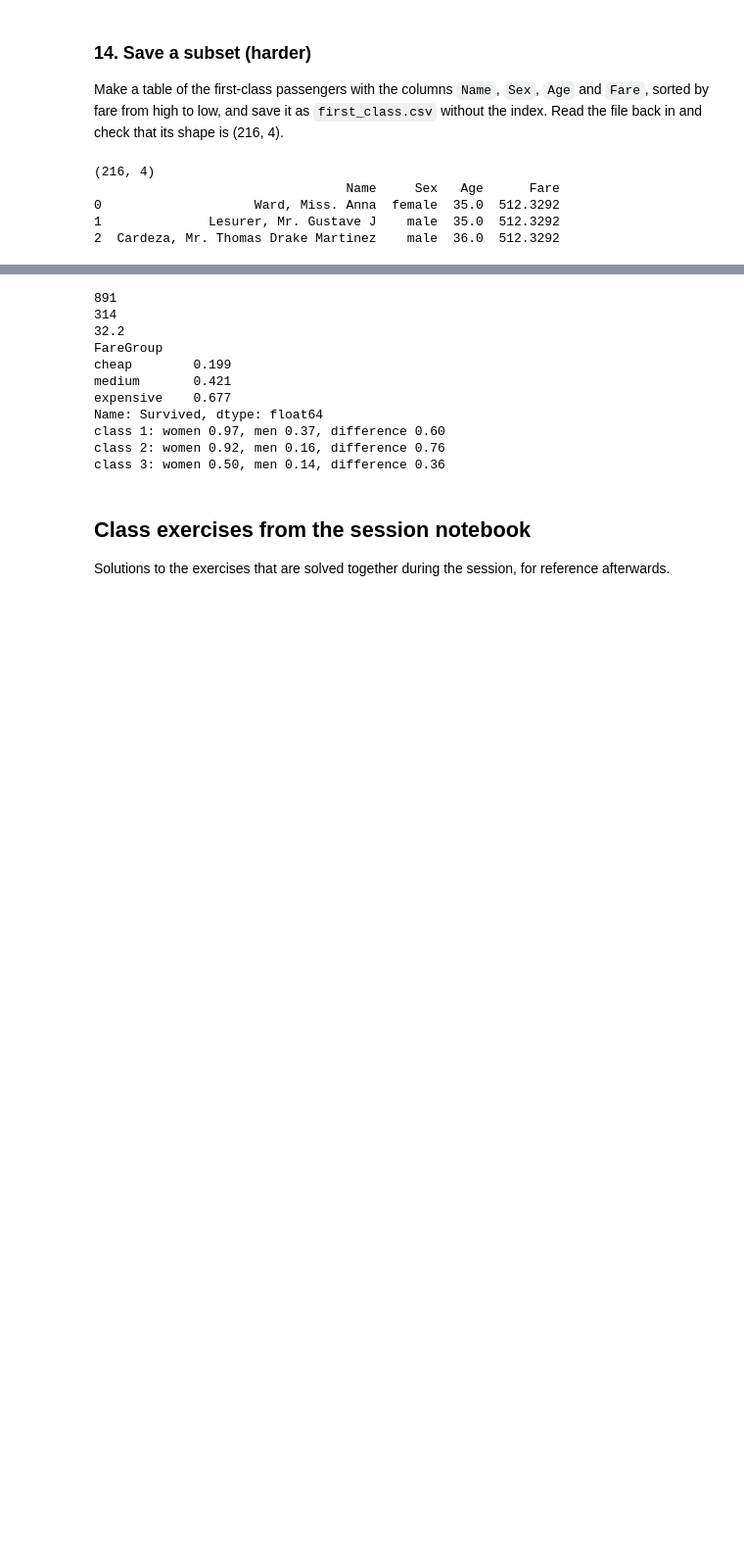
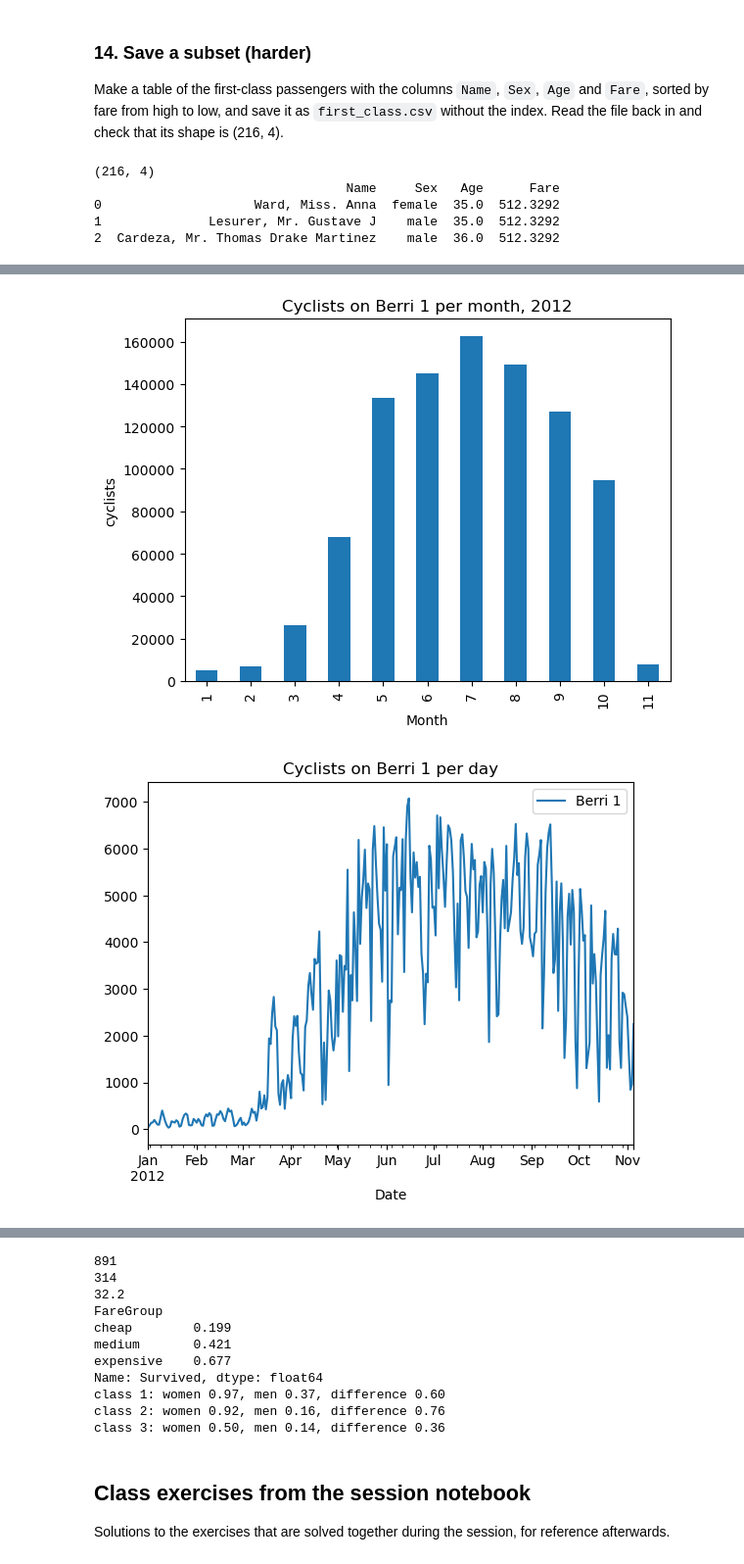
Before and after one commit to LemmensJens/dtaantwerp26-27.github.io, a Jupyter notebook: exercises/solutions/13_SOL_Pandas.ipynb, the cells around one changed output, grey strips where cells are left out. Shown at 98% size. Saved outputs shown, nothing was run; the diff lists cells and outputs as text; code cells hidden in the pictures; blank space fills up the shorter version.

Commit message:
Lesson 13: dates and two more plot kinds as harder extra exercises
Co-Authored-By: Claude Opus 5 <noreply@anthropic.com>

```diff
--- a/exercises/solutions/13_SOL_Pandas.ipynb
+++ b/exercises/solutions/13_SOL_Pandas.ipynb
@@ -319,0 +324,8 @@ print(check.head(3))
+# %%
+bikes = pd.read_csv('../../data/bikes.csv', sep=';', encoding='latin-1', parse_dates=['Date'], dayfirst=True)
+print(bikes['Date'].dtype)
+print(bikes['Date'].min(), bikes['Date'].max())
+
+bikes['Weekday'] = bikes['Date'].dt.day_name()
+per_weekday = bikes.groupby('Weekday')['Berri 1'].mean().round(0)
+print(per_weekday.sort_values(ascending=False))
@@ -319,0 +348,15 @@ print(check.head(3))
+# %%
+bikes['Month'] = bikes['Date'].dt.month
+bikes.groupby('Month')['Berri 1'].sum().plot(kind='bar')
+plt.title('Cyclists on Berri 1 per month, 2012')
+plt.ylabel('cyclists')
+plt.show()
+
+bikes.plot(x='Date', y='Berri 1')
+plt.title('Cyclists on Berri 1 per day')
+plt.show()
+# The line shows the day-to-day variation (the weekly rhythm, cold or rainy days) that the
+# monthly totals average away.
+# %% [output]
+[figure, added]
+[figure, added]
```
Also changed, not shown: parts of 6 cells of this notebook, 1 other file.
